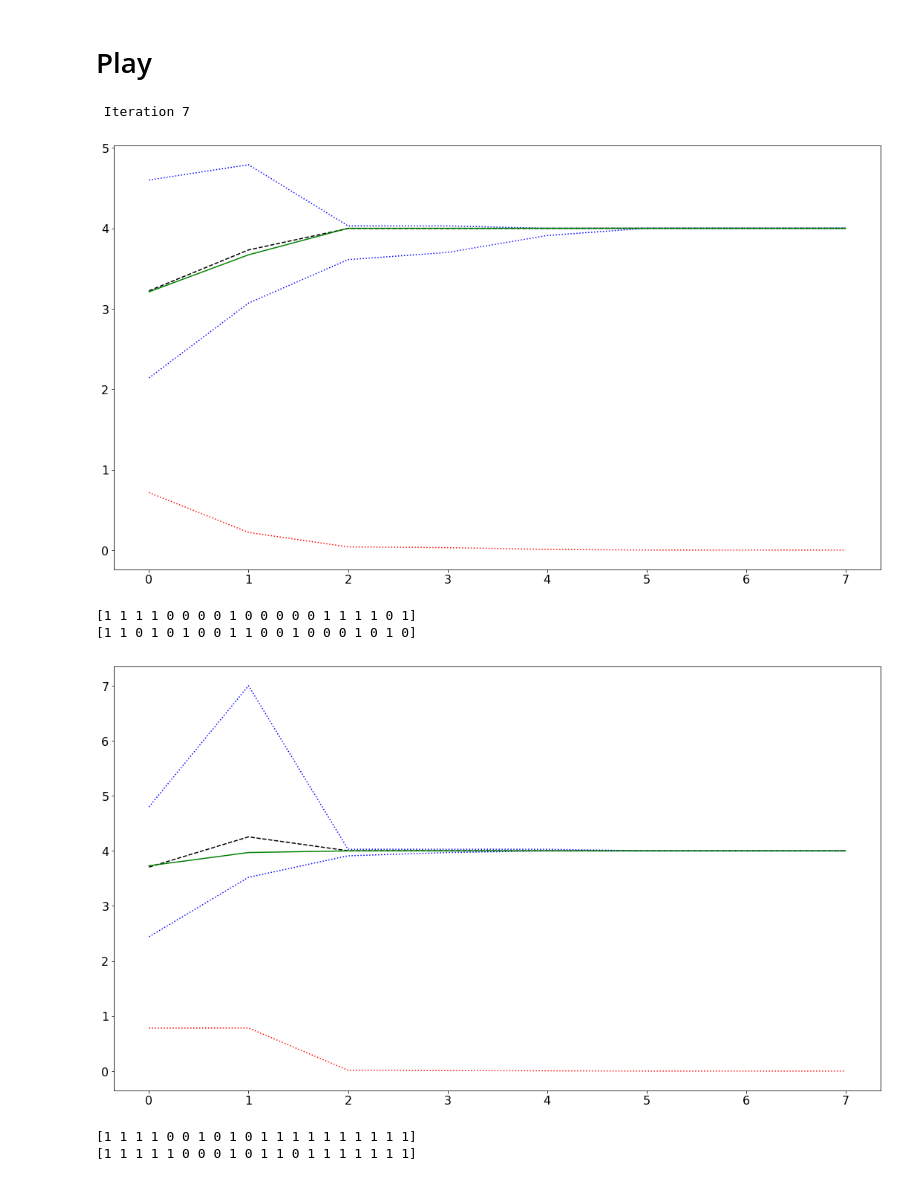
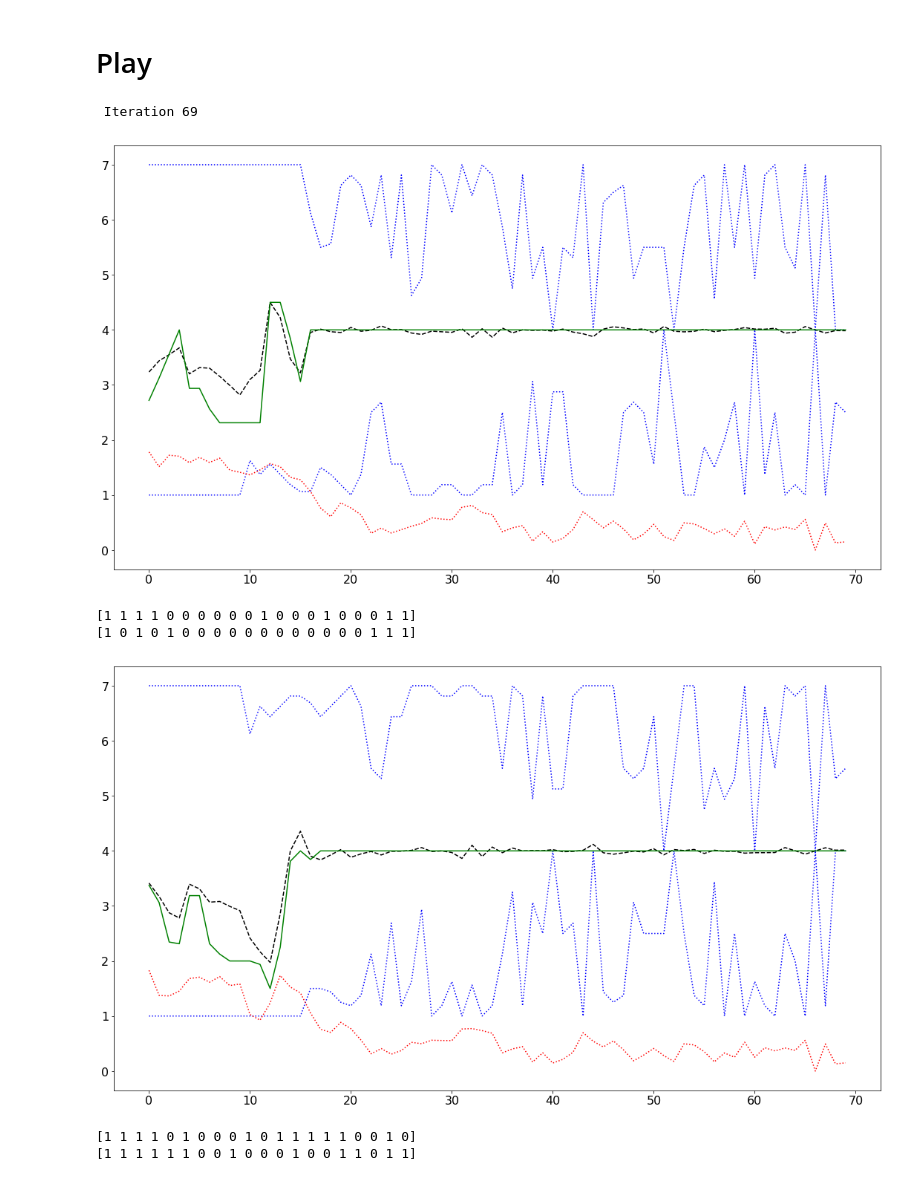
Before and after one commit to sergiojx/minmethods, a Jupyter notebook: coevolution.ipynb, the cells around one changed output. Cells and saved outputs as stored; diff of their text form; code cells hidden in the pictures.

```diff
--- a/coevolution.ipynb
+++ b/coevolution.ipynb
@@ -78,7 +78,7 @@ class SmNaiveAgent:
 
     def getCost(self):
         # divided by the population size
-        return self.cost/100
+        return self.cost/16
 # %%
 Pop = ga.pgenerator(N=16,d =20)
 print(Pop[0])
@@ -117,6 +117,7 @@ for i in range(N):
 # %% [markdown]
 # Play
 # %%
+"""
 def play(N,agentSetA,agentSetB):
     for i in range(N):
         for j in range(N):
@@ -126,6 +127,18 @@ def play(N,agentSetA,agentSetB):
             agentSetB[j].play(outA)
 
     return agentSetA,
+"""
+
+
+def play(N,agentSetA,agentSetB):
+    for i in range(16):
+        for i in range(N):
+            outA = agentSetA[i].output()
+            outB = agentSetB[i].output()
+            agentSetA[i].play(outB)
+            agentSetB[i].play(outA)
+
+
 
 def playSingle(N,agentSetA,agentSetB):
     for i in range(N):
@@ -142,8 +155,8 @@ d = 20
 
 codeLen = 32
 genQty = 3
-iterations = 8
-matingPercent = 0.7
+iterations = 70
+matingPercent = 0.8
 mutaPercent = 1/d
 # Initial population
 PopA = ga.pgenerator(N=N,d=d)
@@ -259,37 +272,37 @@ plt.plot(np.squeeze(Iterations),
          np.squeeze(OUT_MatrixA[1]),
          'g-',
          np.squeeze(Iterations),
          np.squeeze(OUT_MatrixA[4]),
          'r:')
 plt.show()
 print(PopA[0])
 print(PopA[N-1])
 plt.rcParams.update({'font.size': 16})
 fig = plt.gcf()
 fig.set_size_inches(18.5, 10.5)
 plt.plot(np.squeeze(Iterations),
          np.squeeze(OUT_MatrixB[2]),
          'b:',
          np.squeeze(Iterations),
          np.squeeze(OUT_MatrixB[3]),
          'b:',
          np.squeeze(Iterations),
          np.squeeze(OUT_MatrixB[0]),
          'k--',
          np.squeeze(Iterations),
          np.squeeze(OUT_MatrixB[1]),
          'g-',
          np.squeeze(Iterations),
          np.squeeze(OUT_MatrixB[4]),
          'r:')
 plt.show()
 print(PopB[0])
 print(PopB[N-1])
 # %% [output]
- Iteration 7
+ Iteration 69
-[figure, old version]
+[figure, new version]
-[1 1 1 1 0 0 0 0 1 0 0 0 0 0 1 1 1 1 0 1]
-[1 1 0 1 0 1 0 0 1 1 0 0 1 0 0 0 1 0 1 0]
+[1 1 1 1 0 0 0 0 0 0 1 0 0 0 1 0 0 0 1 1]
+[1 0 1 0 1 0 0 0 0 0 0 0 0 0 0 0 0 1 1 1]
-[figure, old version]
+[figure, new version]
-[1 1 1 1 0 0 1 0 1 0 1 1 1 1 1 1 1 1 1 1]
-[1 1 1 1 1 0 0 0 1 0 1 1 0 1 1 1 1 1 1 1]
+[1 1 1 1 0 1 0 0 0 1 0 1 1 1 1 1 0 0 1 0]
+[1 1 1 1 1 1 0 0 1 0 0 0 1 0 0 1 1 0 1 1]
```
Also changed, not shown: parts of 2 cells of this notebook.
